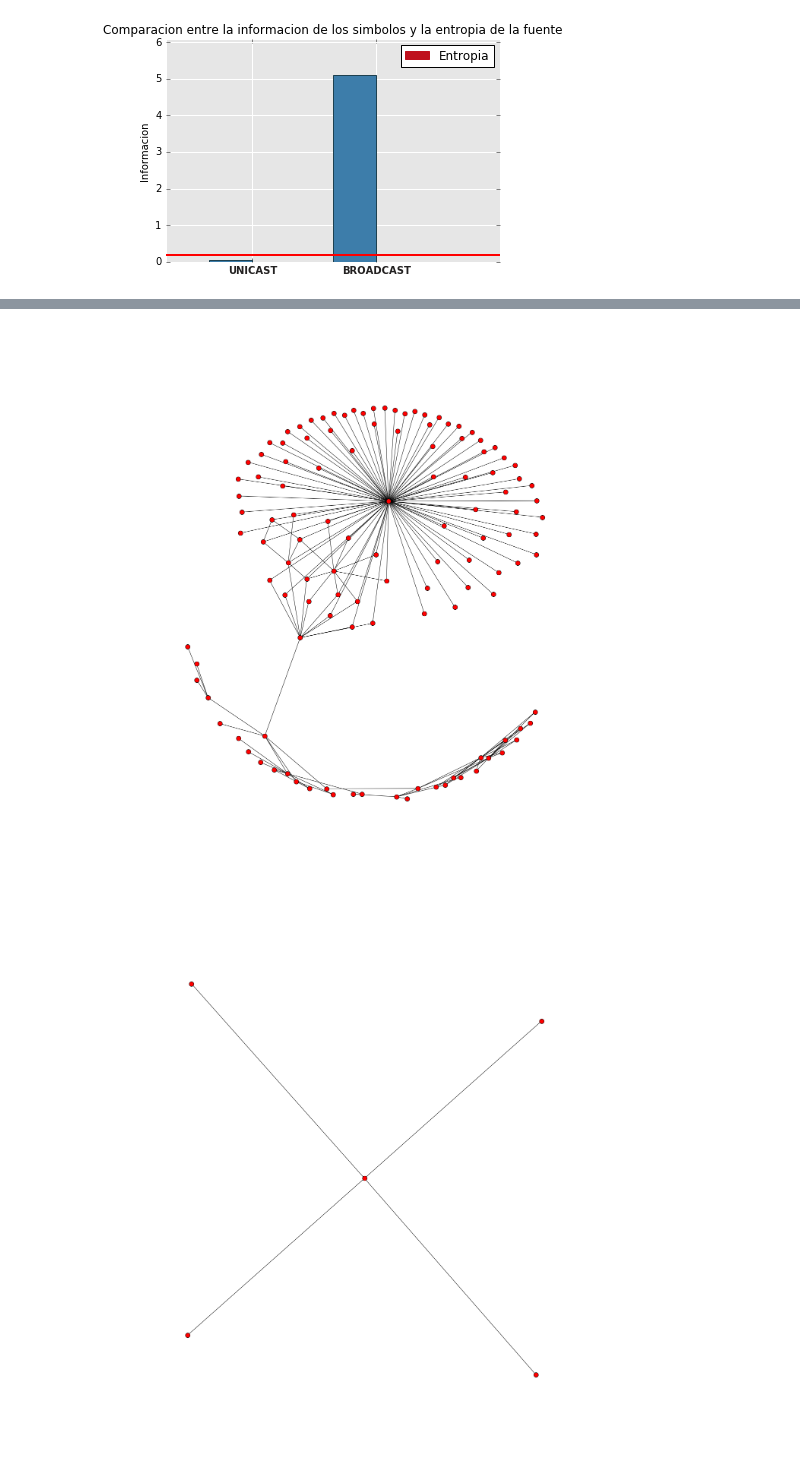
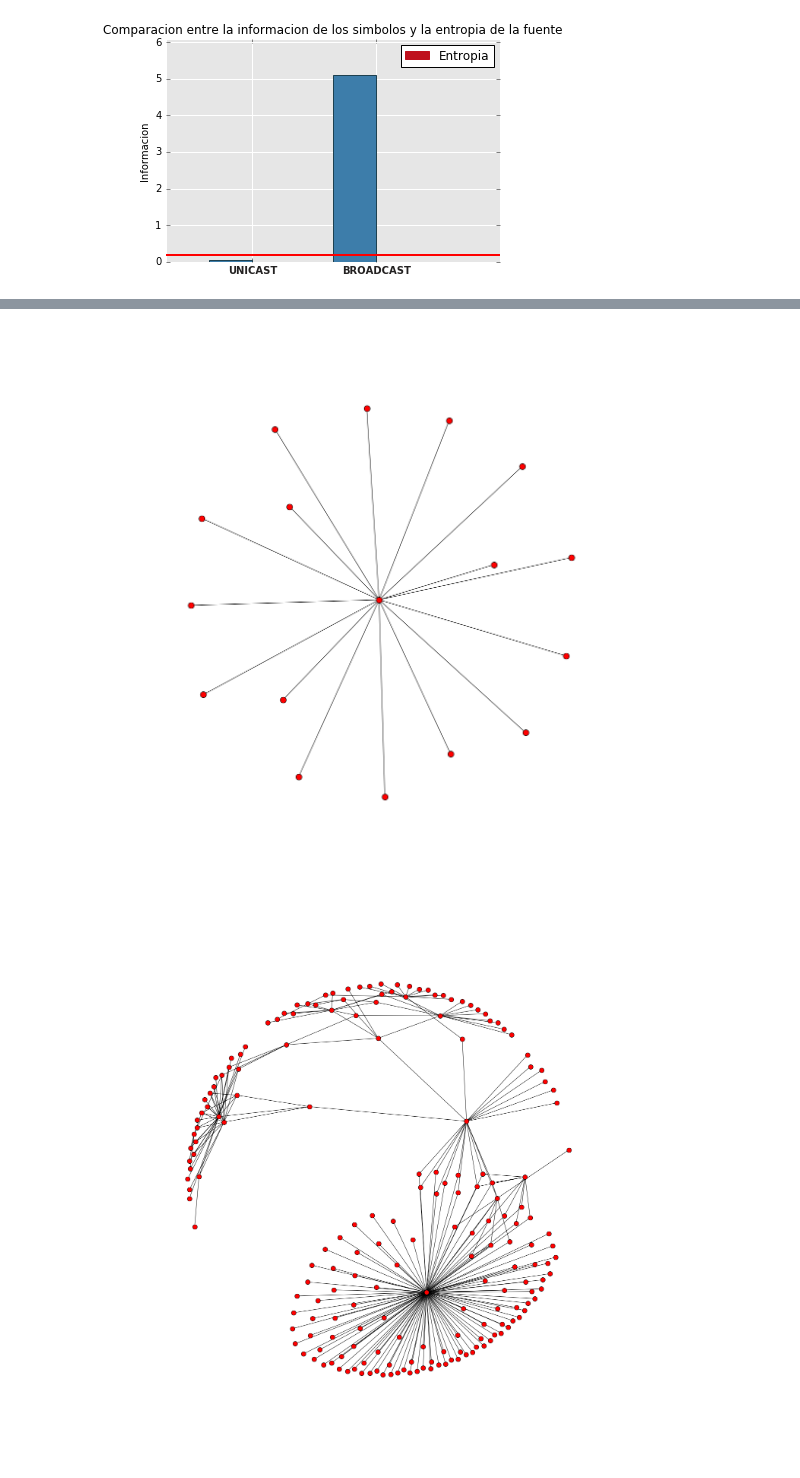
Before and after one commit to calasius/redes, a Jupyter notebook: cbonomi/Graficos.ipynb, the cells around one changed output, grey strips where cells are left out. Drawn from its saved outputs; the diff is of its cells as text; code cells hidden in the pictures.

```diff
--- a/cbonomi/Graficos.ipynb
+++ b/cbonomi/Graficos.ipynb
@@ -157,9 +157,9 @@ def crear_grafo_cmin(paquetes, cMinIntNodo):
 
     plt.figure(figsize=(12,12))
 
-    pos=nx.spring_layout(A)
-    nx.draw_networkx_labels(A,pos,etiquetas,node_size=60,font_size=8)
-    nx.draw(A,pos,node_size=150,font_size=8)
+    pos=nx.spring_layout(grafo)
+    nx.draw_networkx_labels(grafo,pos,etiquetas,node_size=60,font_size=8)
+    nx.draw(grafo,pos,node_size=150,font_size=8)
     pylab.show()
     return grafo
 
@@ -170,6 +170,7 @@ def agregar_paquete(grafo, paquete, etiquetas, contadores, cMinIntNodo):
     origen = paquete.psrc
     destino = paquete.pdst
     cantNodos = 0
+
     if (contadores[destino]>=cMinIntNodo):
         if (not grafo.has_node(origen)):
             grafo.add_node(origen)
@@ -181,13 +182,13 @@ def agregar_paquete(grafo, paquete, etiquetas, contadores, cMinIntNodo):
             cantNodos = cantNodos + 1
         grafo.add_edge(origen, destino)
 
-#    grafo.remove_node("0.0.0.0")
+    #grafo.remove_node("0.0.0.0")
 
     #nx.draw(grafo, pos, node_color=range(cantNodos), cmap=plt.cm.Blues)
     return grafo
 
 
-A = crear_grafo_cmin(who_has_packages, 6)
+A = crear_grafo(who_has_packages)
 
 
 print "Cantidad de Nodos: ", A.number_of_nodes()
@@ -199,17 +200,24 @@ Cantidad de Enlaces:  218
 # %%
 def setear_esquema_sin_etiquetas(grafo, ancho, alto, tamano_nodo, tamano_fuente):
     plt.figure(3, figsize=(ancho, alto))
     pos=nx.spring_layout(grafo)
+    nx.draw(grafo, pos, node_size=tamano_nodo, font_size=tamano_fuente)
+
+def setear_esquema(grafo, ancho, alto, tamano_nodo, tamano_fuente):
+    plt.figure(3, figsize=(ancho, alto))
+    pos=nx.spring_layout(grafo)
+    print etiquetas
+    nx.draw_networkx_labels(grafo,pos,etiquetas,node_size=60,font_size=8)
     nx.draw(grafo, pos, node_size=tamano_nodo, font_size=tamano_fuente)
 
 #G.remove_edge("0.0.0.0", "10.2.2.9")
 
 graphs = list(nx.connected_component_subgraphs(A))
 
 for graph in graphs:
     setear_esquema_sin_etiquetas(graph, 20, 20, 150, 8)
     pylab.show()
 # %% [output]
-[figure, old version]
+[figure, new version]
-[figure, old version]
+[figure, new version]
 [figure]
```
Also changed, not shown: parts of 2 cells of this notebook.
